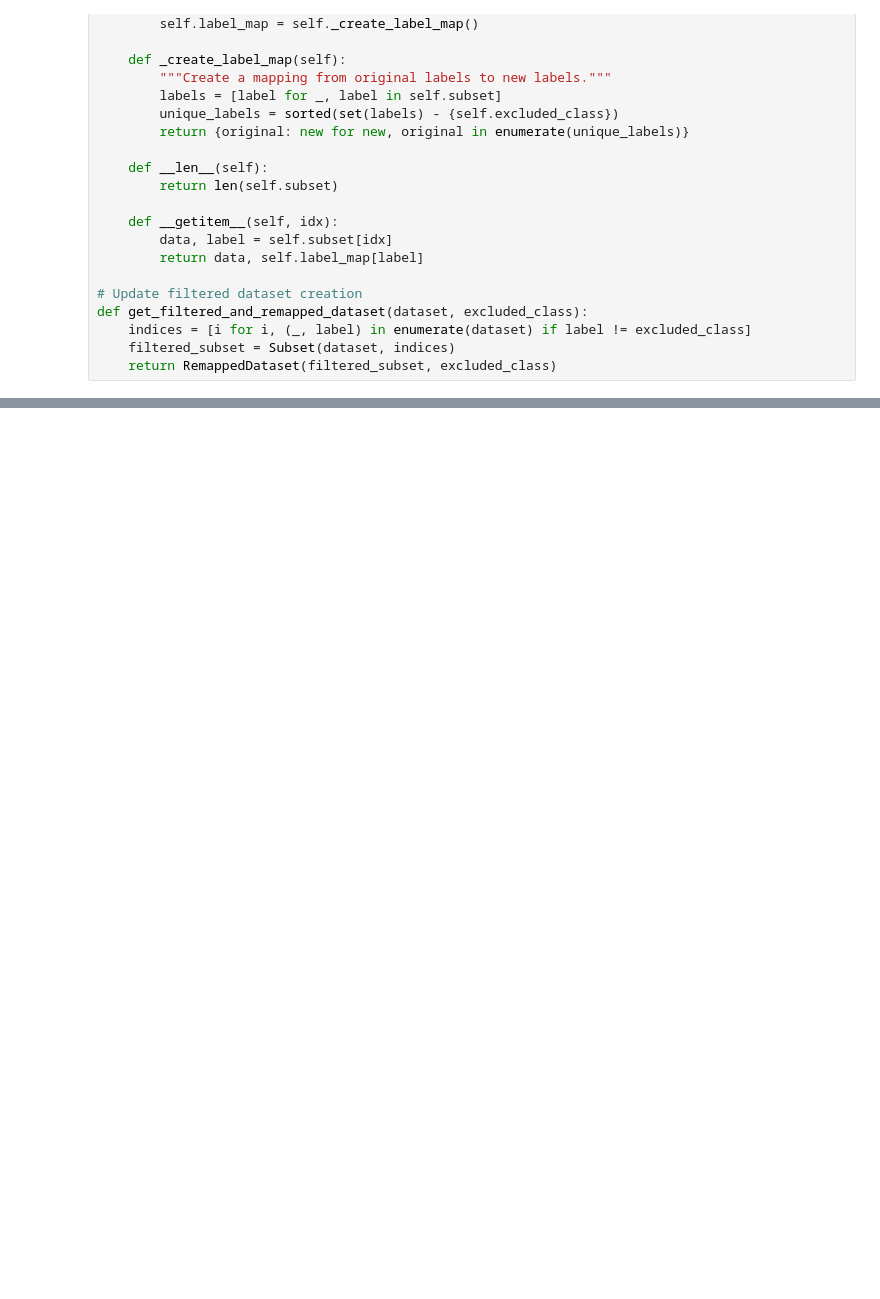
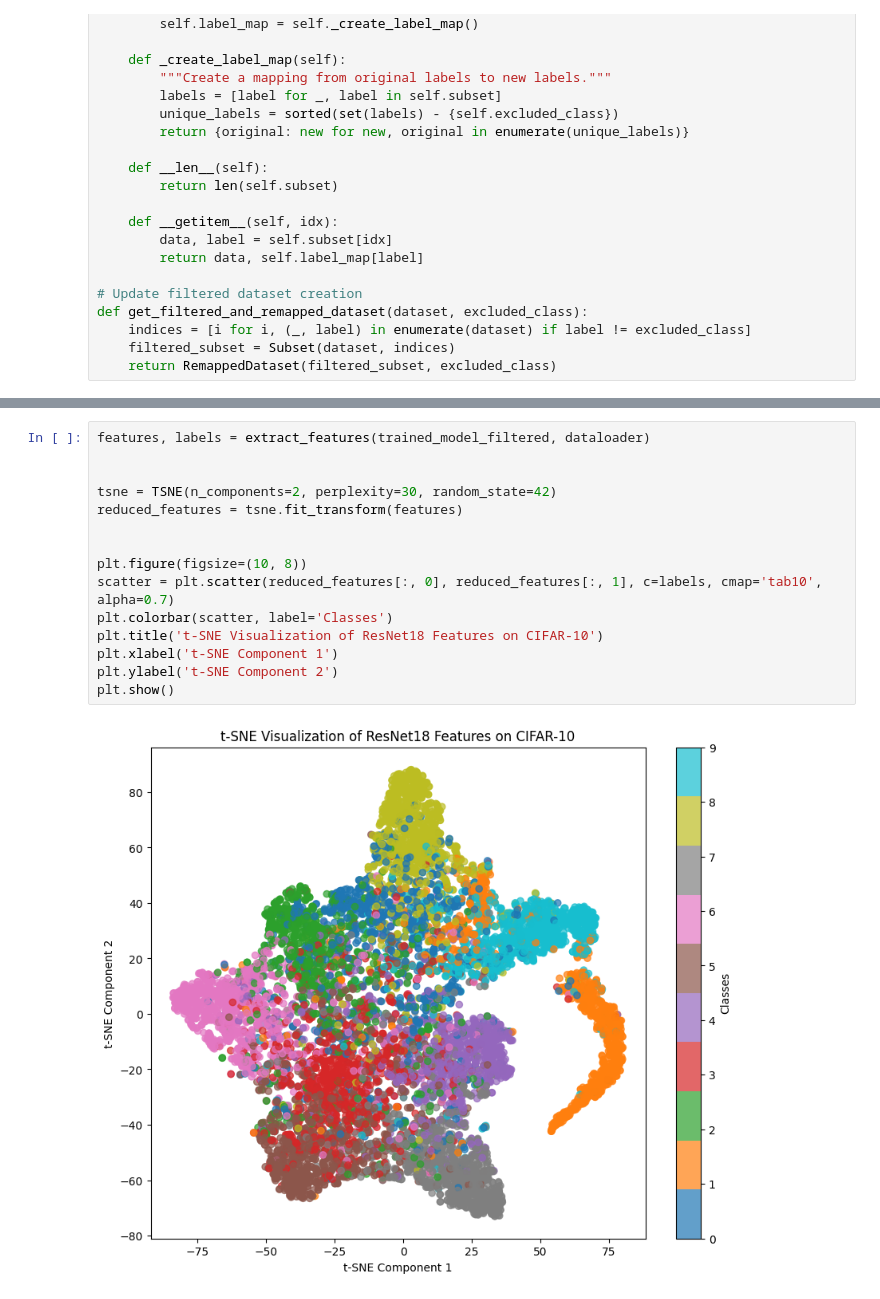
Before and after one commit to shreyasudaya/mathunlearn, a Jupyter notebook: majorproject.ipynb, the cells around one changed output, grey strips where cells are left out. Saved outputs shown, nothing was run; the diff lists cells and outputs as text; blank space fills up the shorter version.

```diff
--- a/majorproject.ipynb
+++ b/majorproject.ipynb
@@ -343,0 +251,17 @@ evaluate_model(trained_model_all,forget_loader)
+# %%
+features, labels = extract_features(trained_model_filtered, dataloader)
+
+
+tsne = TSNE(n_components=2, perplexity=30, random_state=42)
+reduced_features = tsne.fit_transform(features)
+
+
+plt.figure(figsize=(10, 8))
+scatter = plt.scatter(reduced_features[:, 0], reduced_features[:, 1], c=labels, cmap='tab10', alpha=0.7)
+plt.colorbar(scatter, label='Classes')
+plt.title('t-SNE Visualization of ResNet18 Features on CIFAR-10')
+plt.xlabel('t-SNE Component 1')
+plt.ylabel('t-SNE Component 2')
+plt.show()
+# %% [output]
+[figure, added]
```
Also changed, not shown: parts of 16 cells of this notebook.
